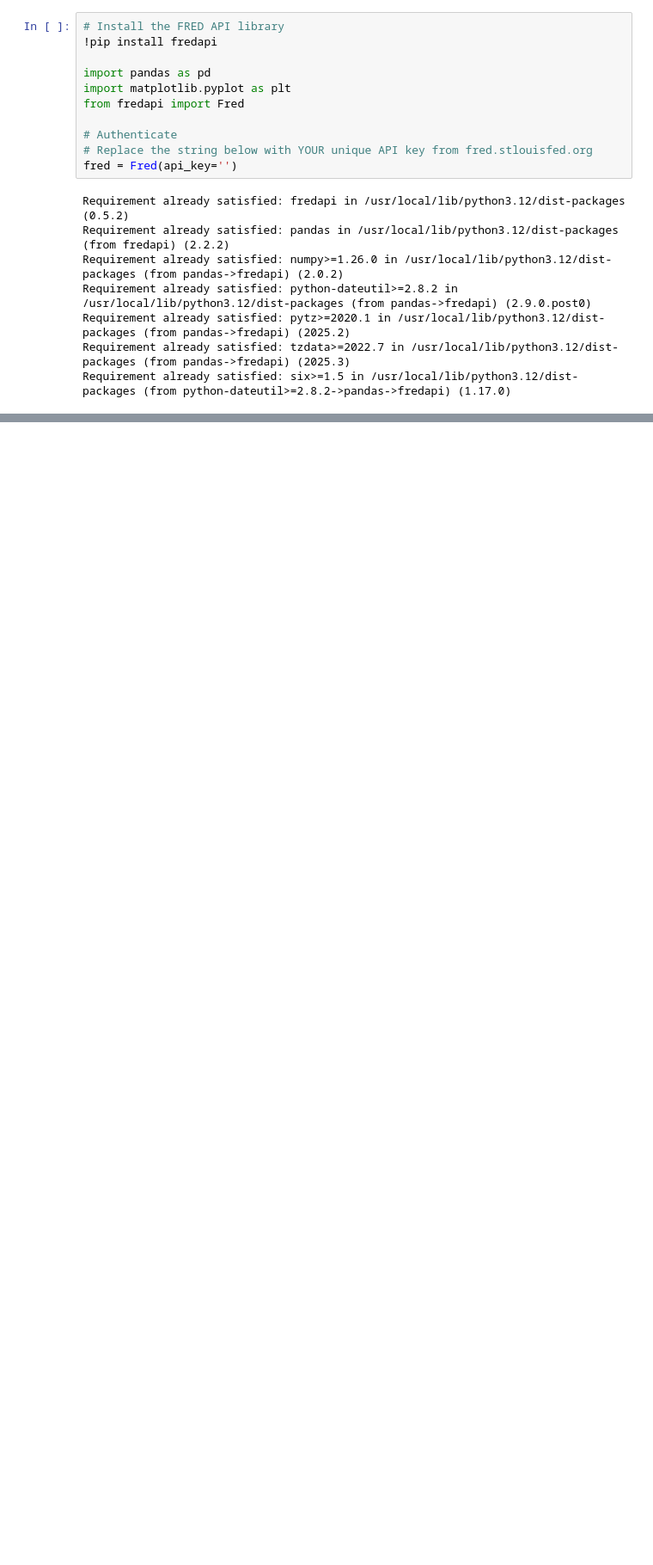
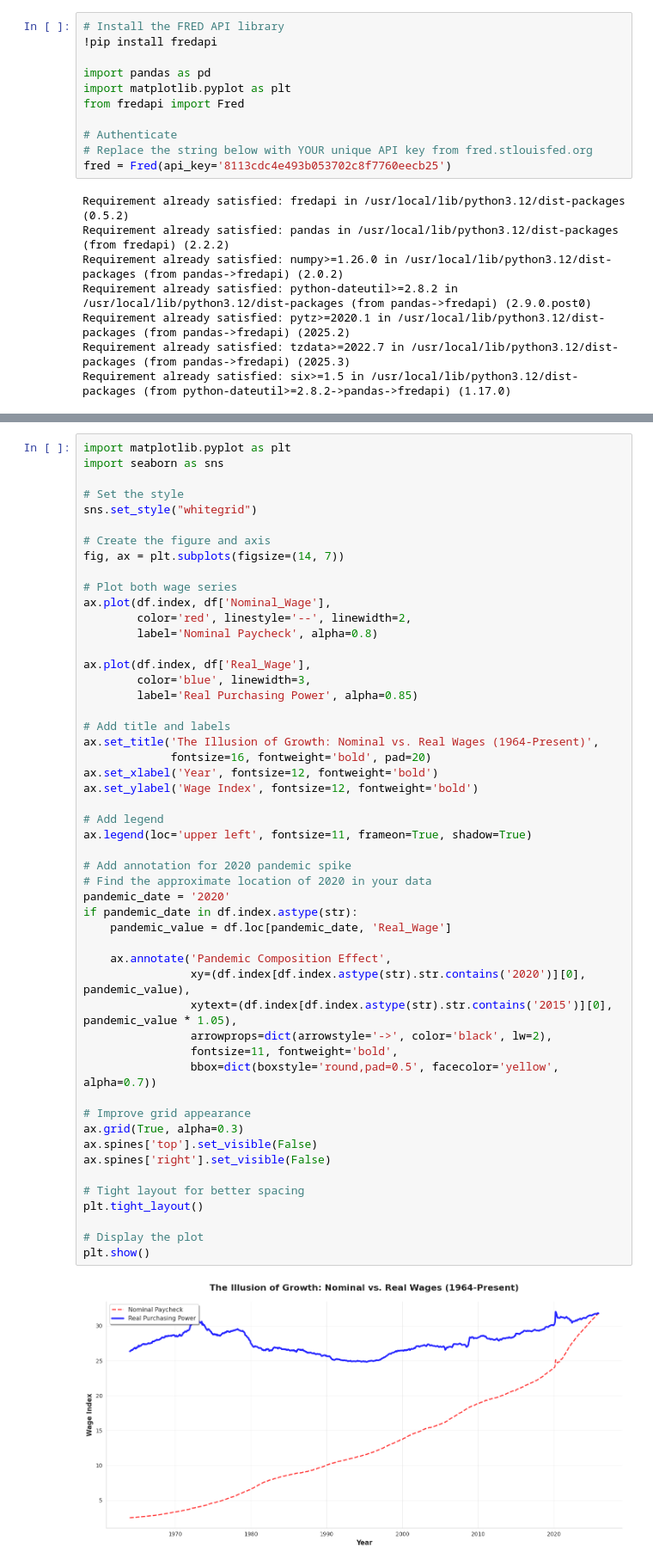
Before and after one commit to ozhao1323/ECON3916-Statistical-and-Machine-Learning, a Jupyter notebook: Lab 2/Lab_2_Fred_API.ipynb, the cells around one changed output, grey strips where cells are left out. Shown at 86% size. Cells and saved outputs as stored; diff of their text form; blank space fills up the shorter version.

```diff
--- a/Lab 2/Lab_2_Fred_API.ipynb
+++ b/Lab 2/Lab_2_Fred_API.ipynb
@@ -10,7 +10,7 @@ from fredapi import Fred
 
 # Authenticate
 # Replace the string below with YOUR unique API key from fred.stlouisfed.org
-fred = Fred(api_key='')
+fred = Fred(api_key='8113cdc4e493b053702c8f7760eecb25')
 # %% [output]
 Requirement already satisfied: fredapi in /usr/local/lib/python3.12/dist-packages (0.5.2)
 Requirement already satisfied: pandas in /usr/local/lib/python3.12/dist-packages (from fredapi) (2.2.2)
@@ -50,0 +79,53 @@ Fetching data from FRED...
+# %%
+import matplotlib.pyplot as plt
+import seaborn as sns
+
+# Set the style
+sns.set_style("whitegrid")
+
+# Create the figure and axis
+fig, ax = plt.subplots(figsize=(14, 7))
+
+# Plot both wage series
+ax.plot(df.index, df['Nominal_Wage'],
+        color='red', linestyle='--', linewidth=2,
+        label='Nominal Paycheck', alpha=0.8)
+
+ax.plot(df.index, df['Real_Wage'],
+        color='blue', linewidth=3,
+        label='Real Purchasing Power', alpha=0.85)
+
+# Add title and labels
+ax.set_title('The Illusion of Growth: Nominal vs. Real Wages (1964-Present)',
+             fontsize=16, fontweight='bold', pad=20)
+ax.set_xlabel('Year', fontsize=12, fontweight='bold')
+ax.set_ylabel('Wage Index', fontsize=12, fontweight='bold')
+
+# Add legend
+ax.legend(loc='upper left', fontsize=11, frameon=True, shadow=True)
+
+# Add annotation for 2020 pandemic spike
+# Find the approximate location of 2020 in your data
+pandemic_date = '2020'
+if pandemic_date in df.index.astype(str):
+    pandemic_value = df.loc[pandemic_date, 'Real_Wage']
+
+    ax.annotate('Pandemic Composition Effect',
+                xy=(df.index[df.index.astype(str).str.contains('2020')][0], pandemic_value),
+                xytext=(df.index[df.index.astype(str).str.contains('2015')][0], pandemic_value * 1.05),
+                arrowprops=dict(arrowstyle='->', color='black', lw=2),
+                fontsize=11, fontweight='bold',
+                bbox=dict(boxstyle='round,pad=0.5', facecolor='yellow', alpha=0.7))
+
+# Improve grid appearance
+ax.grid(True, alpha=0.3)
+ax.spines['top'].set_visible(False)
+ax.spines['right'].set_visible(False)
+
+# Tight layout for better spacing
+plt.tight_layout()
+
+# Display the plot
+plt.show()
+# %% [output]
+[figure, added]
```
Also changed, not shown: parts of 5 cells of this notebook.
